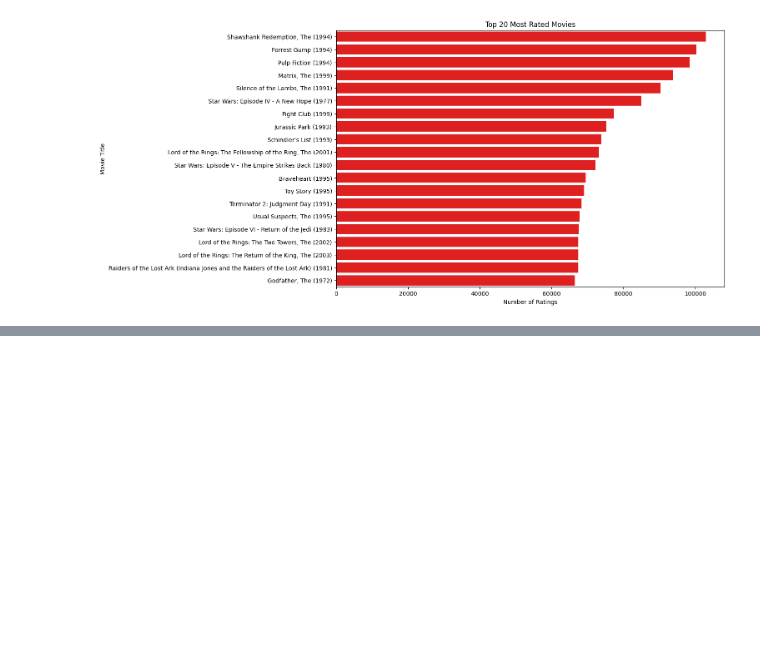
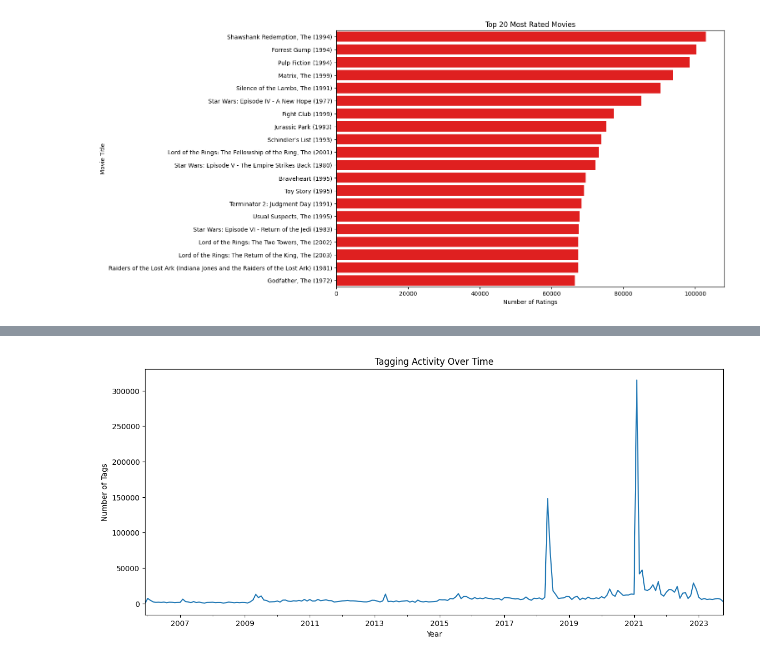
Before and after one commit to nakranimeet18/recommendation-engine-platform, a Jupyter notebook: notebooks/04_data_visualization.ipynb, the cells around one changed output, grey strips where cells are left out. Drawn from its saved outputs; the diff is of its cells as text; code cells hidden in the pictures; blank space fills up the shorter version.

```diff
--- a/notebooks/04_data_visualization.ipynb
+++ b/notebooks/04_data_visualization.ipynb
@@ -603,0 +664,24 @@ plt.show()
+# %%
+tags["datetime"] = pd.to_datetime(
+    tags["timestamp"],
+    unit="s"
+)
+
+monthly_tags = (
+    tags
+    .set_index("datetime")
+    .resample("M")
+    .size()
+)
+
+plt.figure(figsize=(14,6))
+
+monthly_tags.plot()
+
+plt.title("Tagging Activity Over Time")
+plt.xlabel("Year")
+plt.ylabel("Number of Tags")
+
+plt.show()
+# %% [output]
+[figure, added]
```
Also changed, not shown: parts of 5 cells of this notebook.
